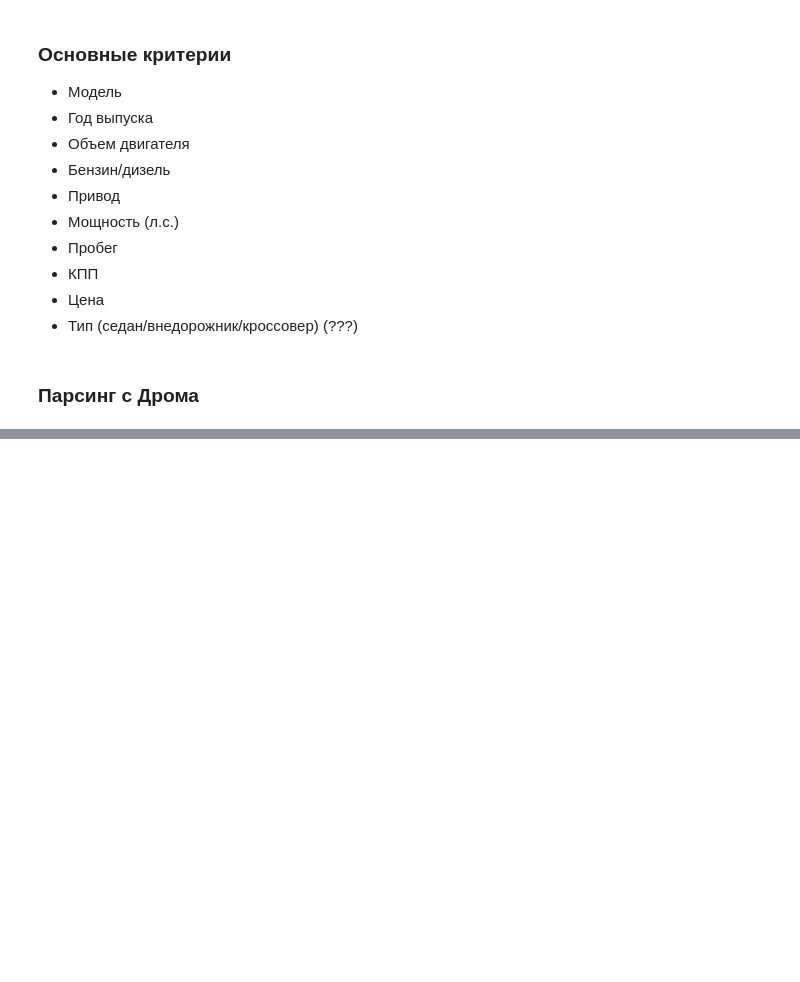
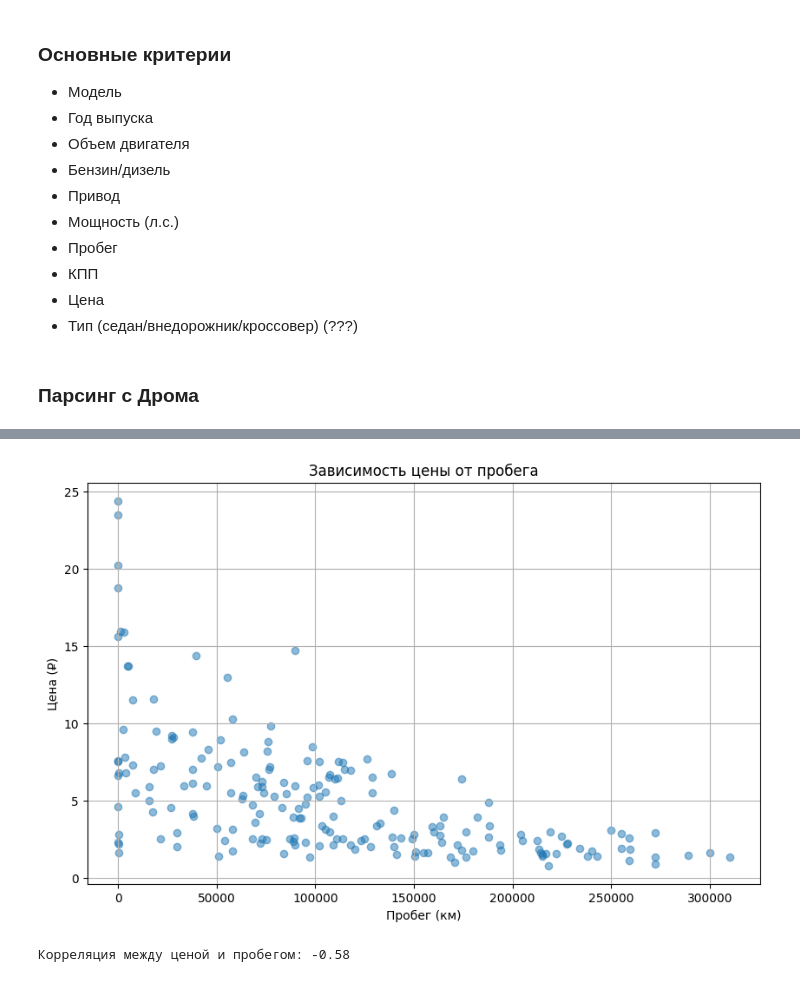
Before and after one commit to SergoDobro/FinParse, a Jupyter notebook: DataParsers/drom.ipynb, the cells around one changed output, grey strips where cells are left out. Saved outputs shown, nothing was run; the diff lists cells and outputs as text; code cells hidden in the pictures; blank space fills up the shorter version.

```diff
--- a/DataParsers/drom.ipynb
+++ b/DataParsers/drom.ipynb
@@ -65,0 +89,18 @@ BMW 5-Series, 2022 | 5-Series | 2022 | 24000 |2.0L | 190 HP | дизель | 4WD
+# %%
+mileages = [car.mileage for car in cars]
+prices = [car.price / 1000000 for car in cars]
+
+plt.figure(figsize=(10, 6))
+plt.scatter(mileages, prices, alpha=0.5)
+plt.xlabel("Пробег (км)")
+plt.ylabel("Цена (₽)")
+plt.title("Зависимость цены от пробега")
+plt.grid(True)
+plt.show()
+
+correlation = np.corrcoef(mileages, prices)[0, 1]
+
+print(f"Корреляция между ценой и пробегом: {round(correlation, 2)}")
+# %% [output]
+[figure, added]
+Корреляция между ценой и пробегом: -0.58
```
Also changed, not shown: parts of 10 cells of this notebook.
